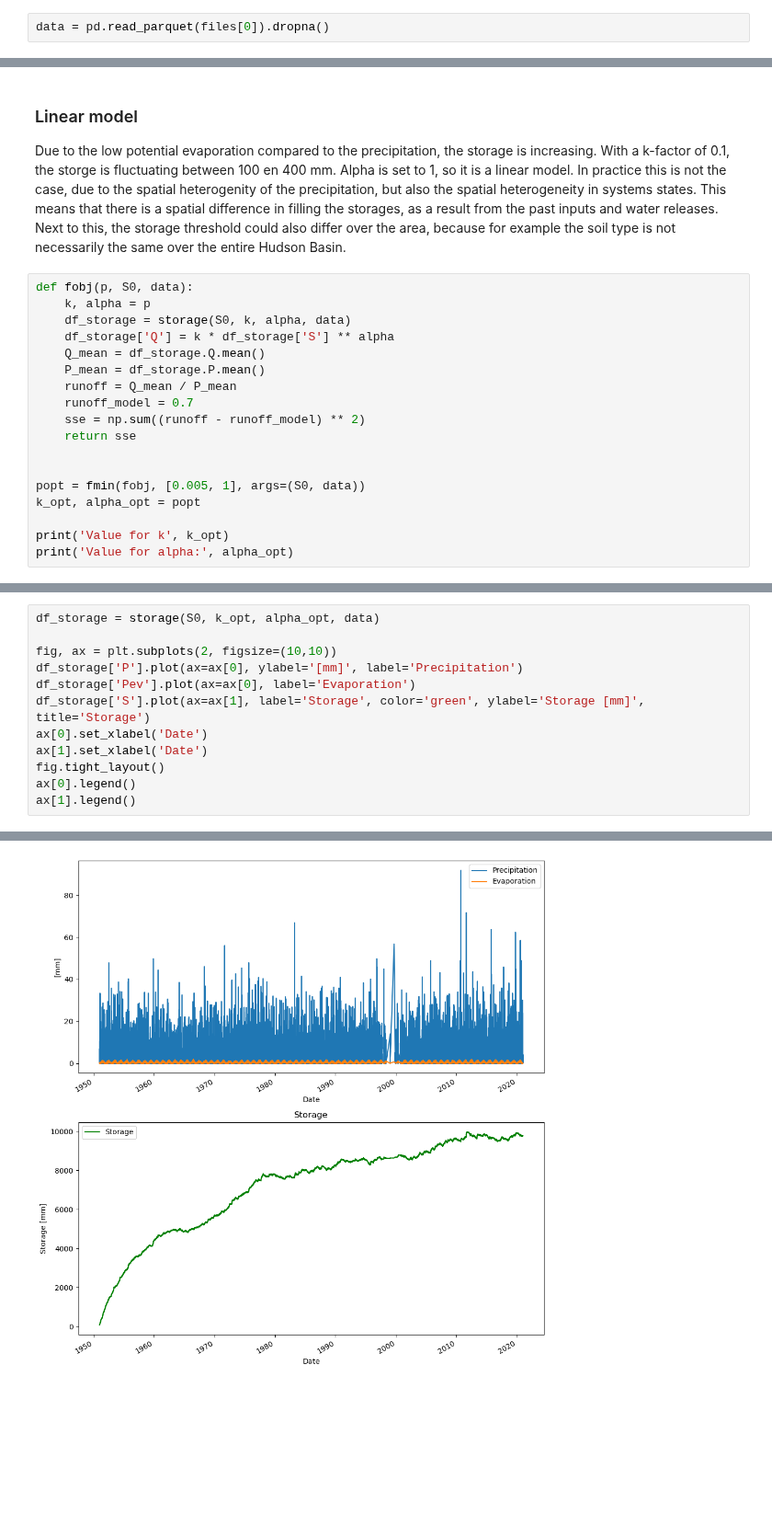
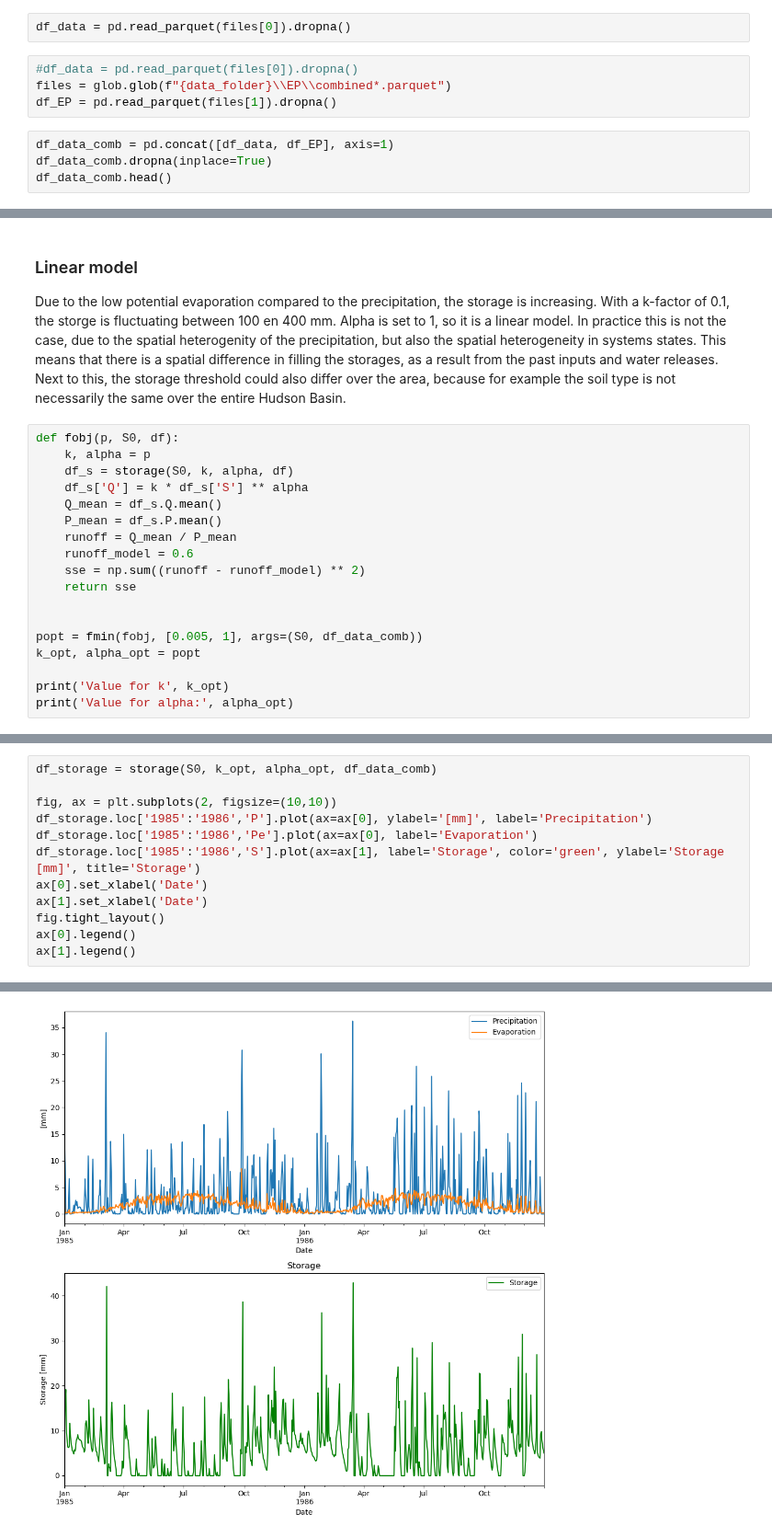
Before and after one commit to Daafip/ENVM1502-Catchment-model, a Jupyter notebook: Python files/3.1.Linear model.ipynb, the cells around one changed output, grey strips where cells are left out. Shown at 92% size. Saved outputs shown, nothing was run; the diff lists cells and outputs as text; blank space fills up the shorter version.

Commit message:
model changes and figures

```diff
--- a/Python files/3.1.Linear model.ipynb
+++ b/Python files/3.1.Linear model.ipynb
@@ -27,2 +29,10 @@ files
 # %%
-data = pd.read_parquet(files[0]).dropna()
+df_data = pd.read_parquet(files[0]).dropna()
+# %%
+#df_data = pd.read_parquet(files[0]).dropna()
+files = glob.glob(f"{data_folder}\\EP\\combined*.parquet")
+df_EP = pd.read_parquet(files[1]).dropna()
+# %%
+df_data_comb = pd.concat([df_data, df_EP], axis=1)
+df_data_comb.dropna(inplace=True)
+df_data_comb.head()
@@ -53,19 +70,19 @@ ax[1].legend()
 
 Due to the low potential evaporation compared to the precipitation, the storage is increasing. With a k-factor of 0.1, the storge is fluctuating between 100 en 400 mm. Alpha is set to 1, so it is a linear model. In practice this is not the case, due to the spatial heterogenity of the precipitation, but also the spatial heterogeneity in systems states. This means that there is a spatial difference in filling the storages, as a result from the past inputs and water releases. Next to this, the storage threshold could also differ over the area, because for example the soil type is not necessarily the same over the entire Hudson Basin.
 # %%
-def fobj(p, S0, data):
+def fobj(p, S0, df):
     k, alpha = p
-    df_storage = storage(S0, k, alpha, data)
-    df_storage['Q'] = k * df_storage['S'] ** alpha
-    Q_mean = df_storage.Q.mean()
-    P_mean = df_storage.P.mean()
+    df_s = storage(S0, k, alpha, df)
+    df_s['Q'] = k * df_s['S'] ** alpha
+    Q_mean = df_s.Q.mean()
+    P_mean = df_s.P.mean()
     runoff = Q_mean / P_mean
-    runoff_model = 0.7
+    runoff_model = 0.6
     sse = np.sum((runoff - runoff_model) ** 2)
     return sse
 
 
-popt = fmin(fobj, [0.005, 1], args=(S0, data))
+popt = fmin(fobj, [0.005, 1], args=(S0, df_data_comb))
 k_opt, alpha_opt = popt
 
 print('Value for k', k_opt)
@@ -80,15 +97,15 @@ Value for alpha: 0.6783692959696047
 # %%
-df_storage = storage(S0, k_opt, alpha_opt, data)
+df_storage = storage(S0, k_opt, alpha_opt, df_data_comb)
 
 fig, ax = plt.subplots(2, figsize=(10,10))
-df_storage['P'].plot(ax=ax[0], ylabel='[mm]', label='Precipitation')
-df_storage['Pev'].plot(ax=ax[0], label='Evaporation')
-df_storage['S'].plot(ax=ax[1], label='Storage', color='green', ylabel='Storage [mm]', title='Storage')
+df_storage.loc['1985':'1986','P'].plot(ax=ax[0], ylabel='[mm]', label='Precipitation')
+df_storage.loc['1985':'1986','Pe'].plot(ax=ax[0], label='Evaporation')
+df_storage.loc['1985':'1986','S'].plot(ax=ax[1], label='Storage', color='green', ylabel='Storage [mm]', title='Storage')
 ax[0].set_xlabel('Date')
 ax[1].set_xlabel('Date')
 fig.tight_layout()
 ax[0].legend()
 ax[1].legend()
 # %% [output]
 <matplotlib.legend.Legend at 0x...>
-[figure, old version]
+[figure, new version]
```
Also changed, not shown: parts of 6 cells of this notebook, 19 other files.
